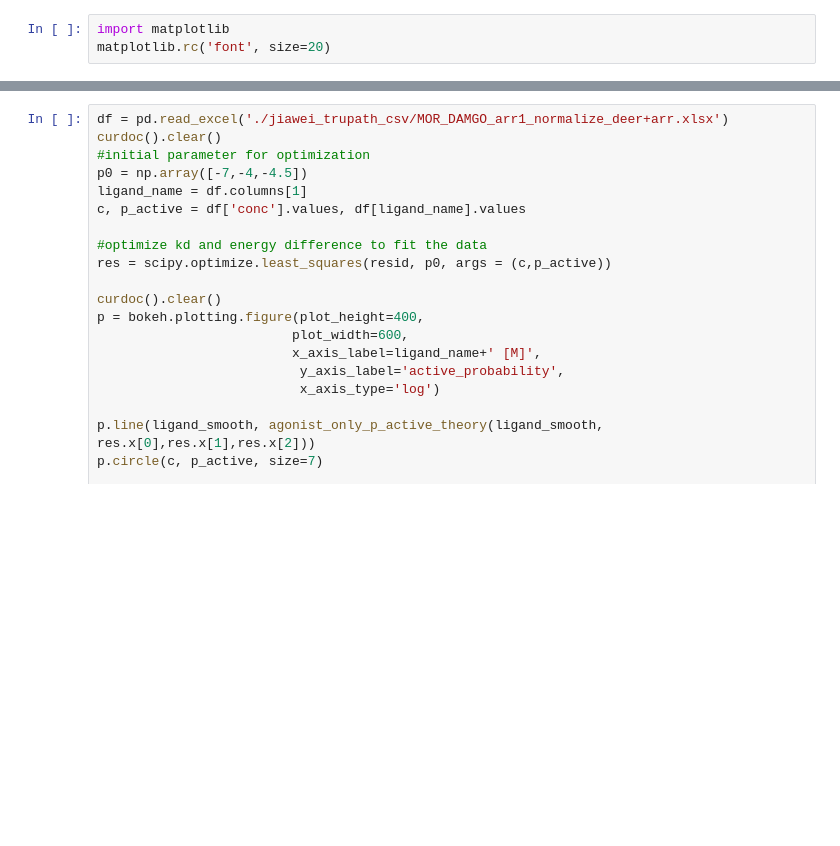
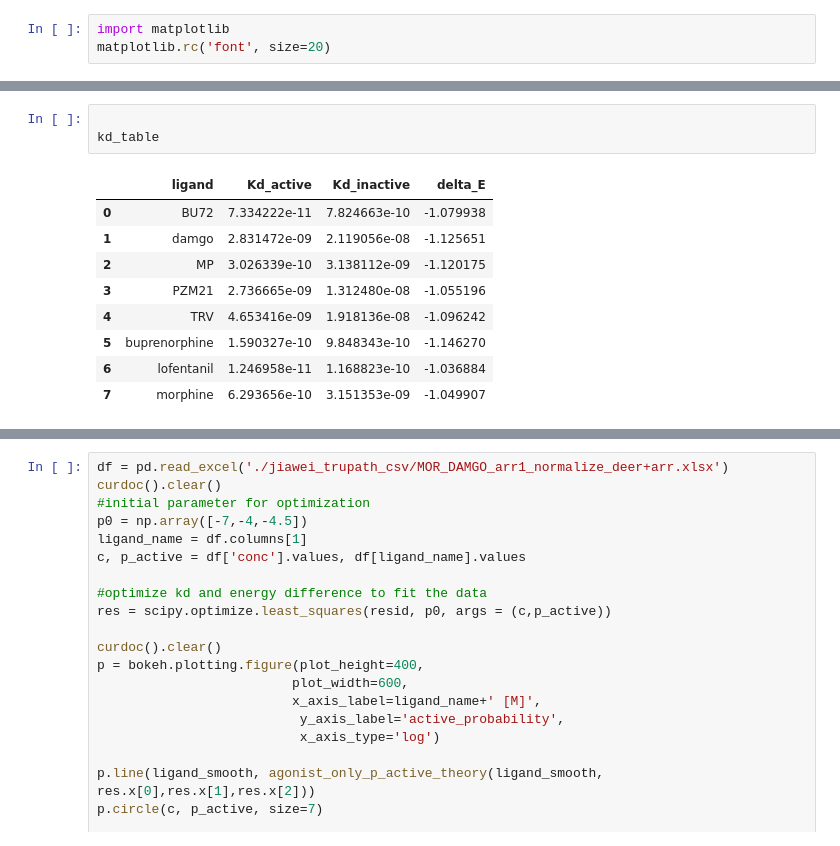
Before and after one commit to wanghaoqing/mglur5_MWC, a Jupyter notebook: MWC_curve_fittiing_MOR.ipynb, the cells around one changed output, grey strips where cells are left out. Saved outputs shown, nothing was run; the diff lists cells and outputs as text; blank space fills up the shorter version.

```diff
--- a/MWC_curve_fittiing_MOR.ipynb
+++ b/MWC_curve_fittiing_MOR.ipynb
@@ -198,0 +210,13 @@ print(res.x)
+# %%
+
+kd_table
+# %% [output]
+|  | ligand | Kd_active | Kd_inactive | delta_E |
+| 0 | BU72 | 7.334222e-11 | 7.824663e-10 | -1.079938 |
+| 1 | damgo | 2.831472e-09 | 2.119056e-08 | -1.125651 |
+| 2 | MP | 3.026339e-10 | 3.138112e-09 | -1.120175 |
+| 3 | PZM21 | 2.736665e-09 | 1.312480e-08 | -1.055196 |
+| 4 | TRV | 4.653416e-09 | 1.918136e-08 | -1.096242 |
+| 5 | buprenorphine | 1.590327e-10 | 9.848343e-10 | -1.146270 |
+| 6 | lofentanil | 1.246958e-11 | 1.168823e-10 | -1.036884 |
+| 7 | morphine | 6.293656e-10 | 3.151353e-09 | -1.049907 |
```
Also changed, not shown: parts of 5 cells of this notebook, 8 other files.
